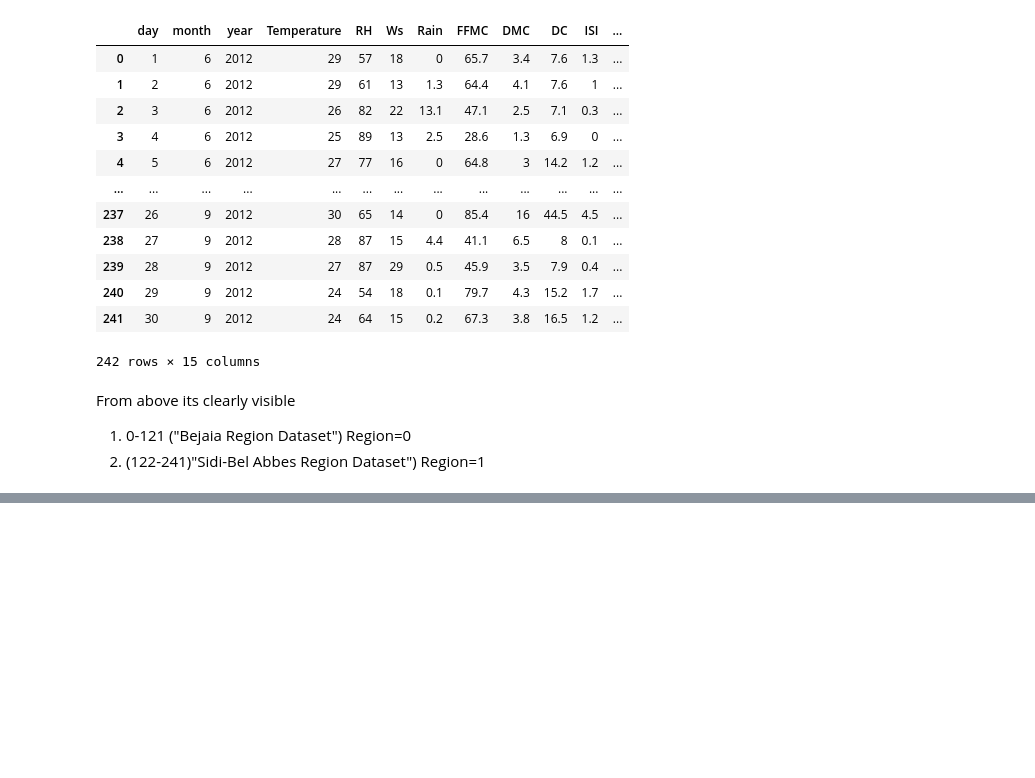
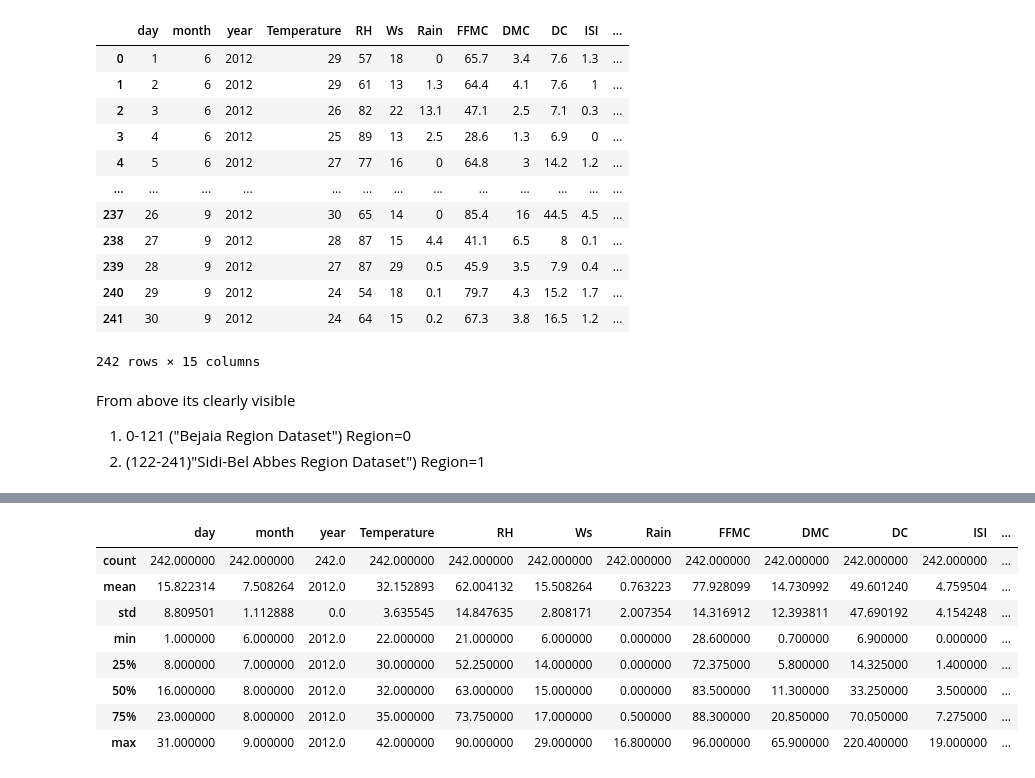
Before and after one commit to kumar1310aryan/Data-Science-Projects, a Jupyter notebook: EDA/Algerian Forest Fire/algerian_forest_fire.ipynb, the cells around one changed output, grey strips where cells are left out. Cells and saved outputs as stored; diff of their text form; code cells hidden in the pictures; blank space fills up the shorter version.

```diff
--- a/EDA/Algerian Forest Fire/algerian_forest_fire.ipynb
+++ b/EDA/Algerian Forest Fire/algerian_forest_fire.ipynb
@@ -236,0 +270,3 @@ From above its clearly visible
+# %%
+df.columns=df.columns.str.strip()
+df.columns
@@ -236,0 +305,2 @@ From above its clearly visible
+# %%
+df[['month','day','year','Temperature','RH','Ws']]=df[['month','day','year','Temperature','RH','Ws']].astype(int)
@@ -236,0 +338,2 @@ From above its clearly visible
+# %%
+objects=[features for features in df.columns if df[features].dtypes=='O']
@@ -236,0 +344,4 @@ From above its clearly visible
+# %%
+for i in objects:
+    if i!='Classes':
+        df[i]=df[i].astype(float)
@@ -236,0 +368,12 @@ From above its clearly visible
+# %%
+df.describe()
+# %% [output]
+|  | day | month | year | Temperature | RH | Ws | Rain | FFMC | DMC | DC | ISI | ... |
+| count | 242.000000 | 242.000000 | 242.0 | 242.000000 | 242.000000 | 242.000000 | 242.000000 | 242.000000 | 242.000000 | 242.000000 | 242.000000 | ... |
+| mean | 15.822314 | 7.508264 | 2012.0 | 32.152893 | 62.004132 | 15.508264 | 0.763223 | 77.928099 | 14.730992 | 49.601240 | 4.759504 | ... |
+| std | 8.809501 | 1.112888 | 0.0 | 3.635545 | 14.847635 | 2.808171 | 2.007354 | 14.316912 | 12.393811 | 47.690192 | 4.154248 | ... |
+| min | 1.000000 | 6.000000 | 2012.0 | 22.000000 | 21.000000 | 6.000000 | 0.000000 | 28.600000 | 0.700000 | 6.900000 | 0.000000 | ... |
+| 25% | 8.000000 | 7.000000 | 2012.0 | 30.000000 | 52.250000 | 14.000000 | 0.000000 | 72.375000 | 5.800000 | 14.325000 | 1.400000 | ... |
+| 50% | 16.000000 | 8.000000 | 2012.0 | 32.000000 | 63.000000 | 15.000000 | 0.000000 | 83.500000 | 11.300000 | 33.250000 | 3.500000 | ... |
+| 75% | 23.000000 | 8.000000 | 2012.0 | 35.000000 | 73.750000 | 17.000000 | 0.500000 | 88.300000 | 20.850000 | 70.050000 | 7.275000 | ... |
+| max | 31.000000 | 9.000000 | 2012.0 | 42.000000 | 90.000000 | 29.000000 | 16.800000 | 96.000000 | 65.900000 | 220.400000 | 19.000000 | ... |
```
Also changed, not shown: parts of 26 cells of this notebook, 1 other file.
